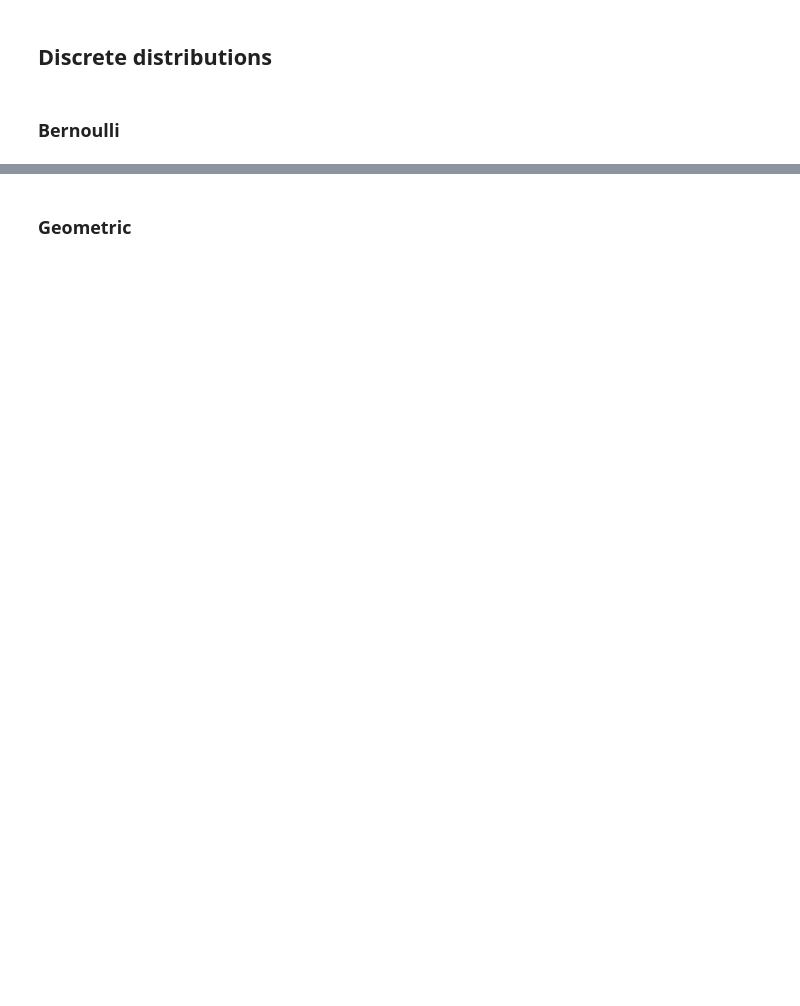
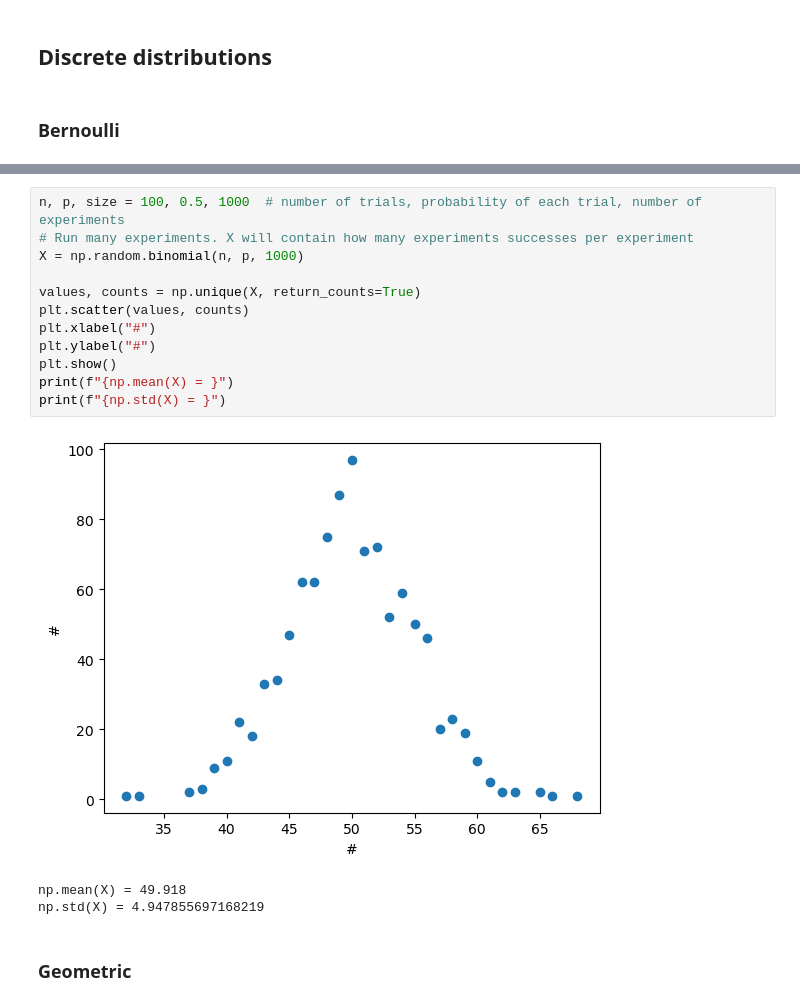
Before and after one commit to zademn/netsci-labs, a Jupyter notebook: Lab1-Intro/probs_recap.ipynb, the cells around one changed output, grey strips where cells are left out. Cells and saved outputs as stored; diff of their text form; blank space fills up the shorter version.

```diff
--- a/Lab1-Intro/probs_recap.ipynb
+++ b/Lab1-Intro/probs_recap.ipynb
@@ -204,3 +114,19 @@ plt.show()
+# %%
+n, p, size = 100, 0.5, 1000  # number of trials, probability of each trial, number of experiments
+# Run many experiments. X will contain how many experiments successes per experiment
+X = np.random.binomial(n, p, 1000)
+
+values, counts = np.unique(X, return_counts=True)
+plt.scatter(values, counts)
+plt.xlabel("#")
+plt.ylabel("#")
+plt.show()
+print(f"{np.mean(X) = }")
+print(f"{np.std(X) = }")
+# %% [output]
+[figure, new version]
+np.mean(X) = 49.918
+np.std(X) = 4.947855697168219
 # %% [markdown]
 ### Geometric
 # %% [markdown]
```
Also changed, not shown: parts of 42 cells of this notebook, 5 other files.
